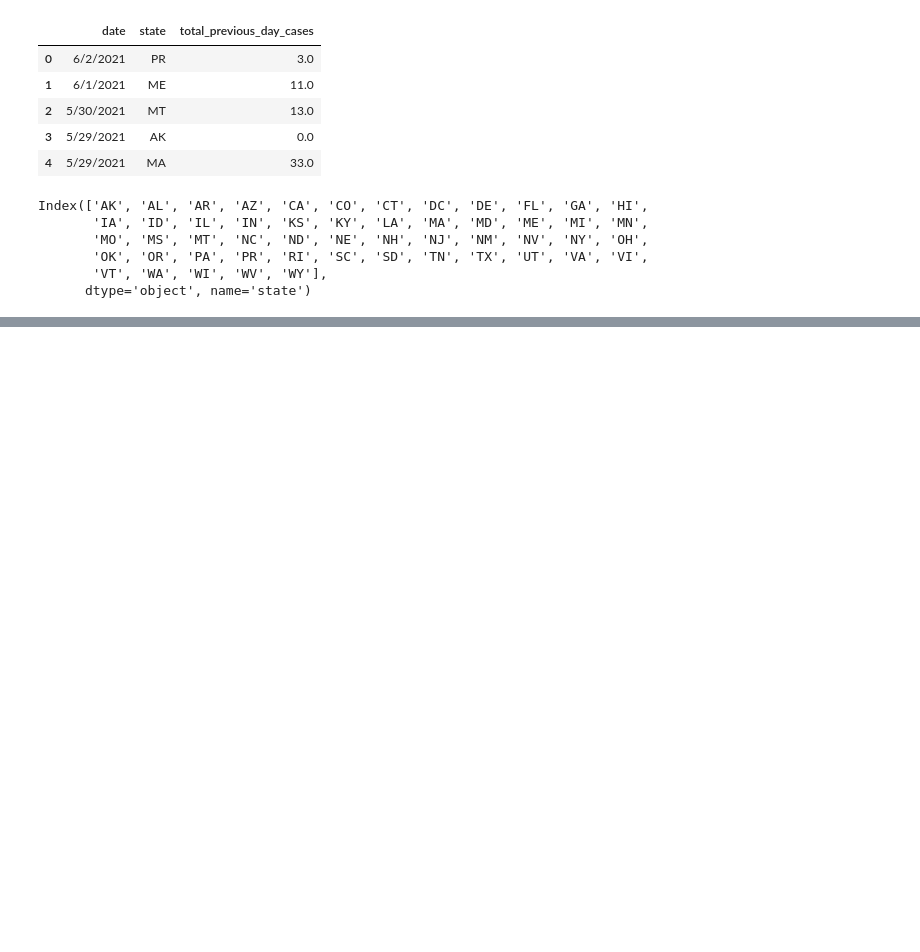
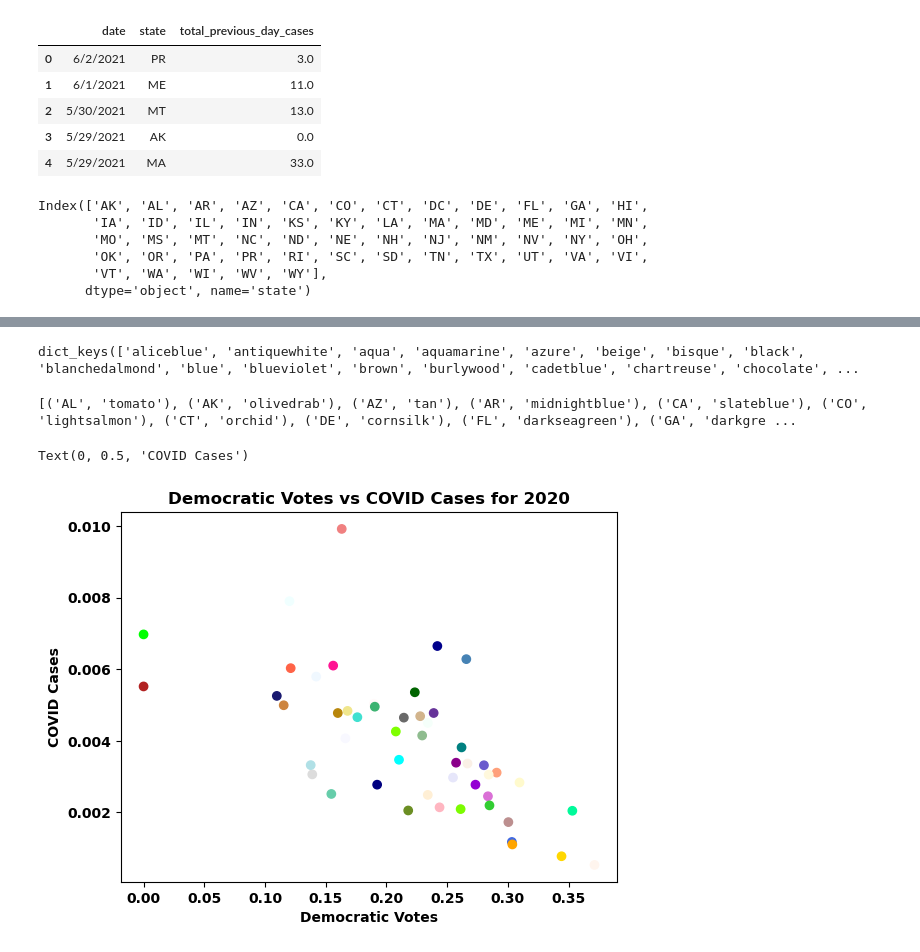
Before and after one commit to IanSinColorado/PoliticsAndCovid, a Jupyter notebook: dataCompression.ipynb, the cells around one changed output, grey strips where cells are left out. Cells and saved outputs as stored; diff of their text form; code cells hidden in the pictures; blank space fills up the shorter version.

```diff
--- a/dataCompression.ipynb
+++ b/dataCompression.ipynb
@@ -168,0 +220,18 @@ Index(['AK', 'AL', 'AR', 'AZ', 'CA', 'CO', 'CT', 'DC', 'DE', 'FL', 'GA', 'HI',
+# %%
+# House Normalize
+other_counter = 0
+votes_norm = {}
+for y in house_years:
+    votes_norm[y] = {}
+    for s in states:
+        votes_norm[y][s] = {}
+        for p in parties:
+            if p in votes[y][s].keys():
+                votes_norm[y][s][p] = votes[y][s][p] / census_arr[s]
+            else:
+                votes_norm[y][s][p] = 0
+                other_counter += 1
+
+
+print(sum(votes_norm[2020]['AK'].values()))
+votes_norm[2020]['AK']
@@ -168,0 +322,26 @@ Index(['AK', 'AL', 'AR', 'AZ', 'CA', 'CO', 'CT', 'DC', 'DE', 'FL', 'GA', 'HI',
+# %%
+print(mcolors.CSS4_COLORS.keys())
+# %% [output]
+dict_keys(['aliceblue', 'antiquewhite', 'aqua', 'aquamarine', 'azure', 'beige', 'bisque', 'black', 'blanchedalmond', 'blue', 'blueviolet', 'brown', 'burlywood', 'cadetblue', 'chartreuse', 'chocolate', ...
+# %%
+# Making some nice colors for the different states
+import matplotlib.colors as color
+random_c_map = np.random.choice(list(color.CSS4_COLORS.keys()), replace=False, size=50)
+state_to_color = zip(states, random_c_map)
+print(list(state_to_color))
+# %% [output]
+[('AL', 'tomato'), ('AK', 'olivedrab'), ('AZ', 'tan'), ('AR', 'midnightblue'), ('CA', 'slateblue'), ('CO', 'lightsalmon'), ('CT', 'orchid'), ('DE', 'cornsilk'), ('FL', 'darkseagreen'), ('GA', 'darkgre ...
+# %%
+# Plotting Democratic Votes for 2020
+x = []
+y = []
+for s in states:
+    x.append(votes_norm[2020][s]['DEMOCRAT'])
+    y.append(cases_norm[2020][s])
+plt.scatter(x, y, c=random_c_map)
+plt.title("Democratic Votes vs COVID Cases for 2020")
+plt.xlabel("Democratic Votes")
+plt.ylabel("COVID Cases")
+# %% [output]
+Text(0, 0.5, 'COVID Cases')
+[figure, added]
```
Also changed, not shown: parts of 18 cells of this notebook.
